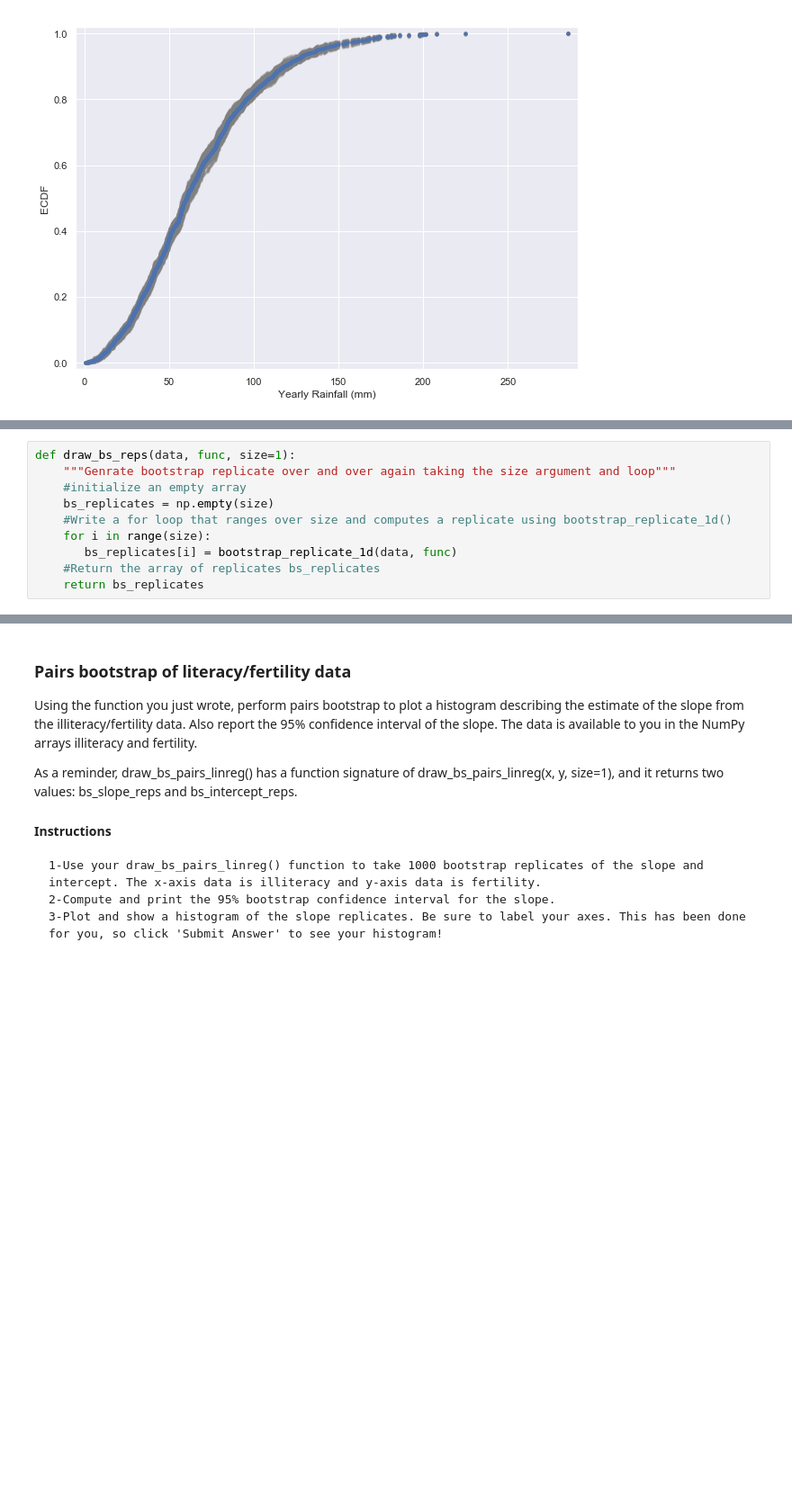
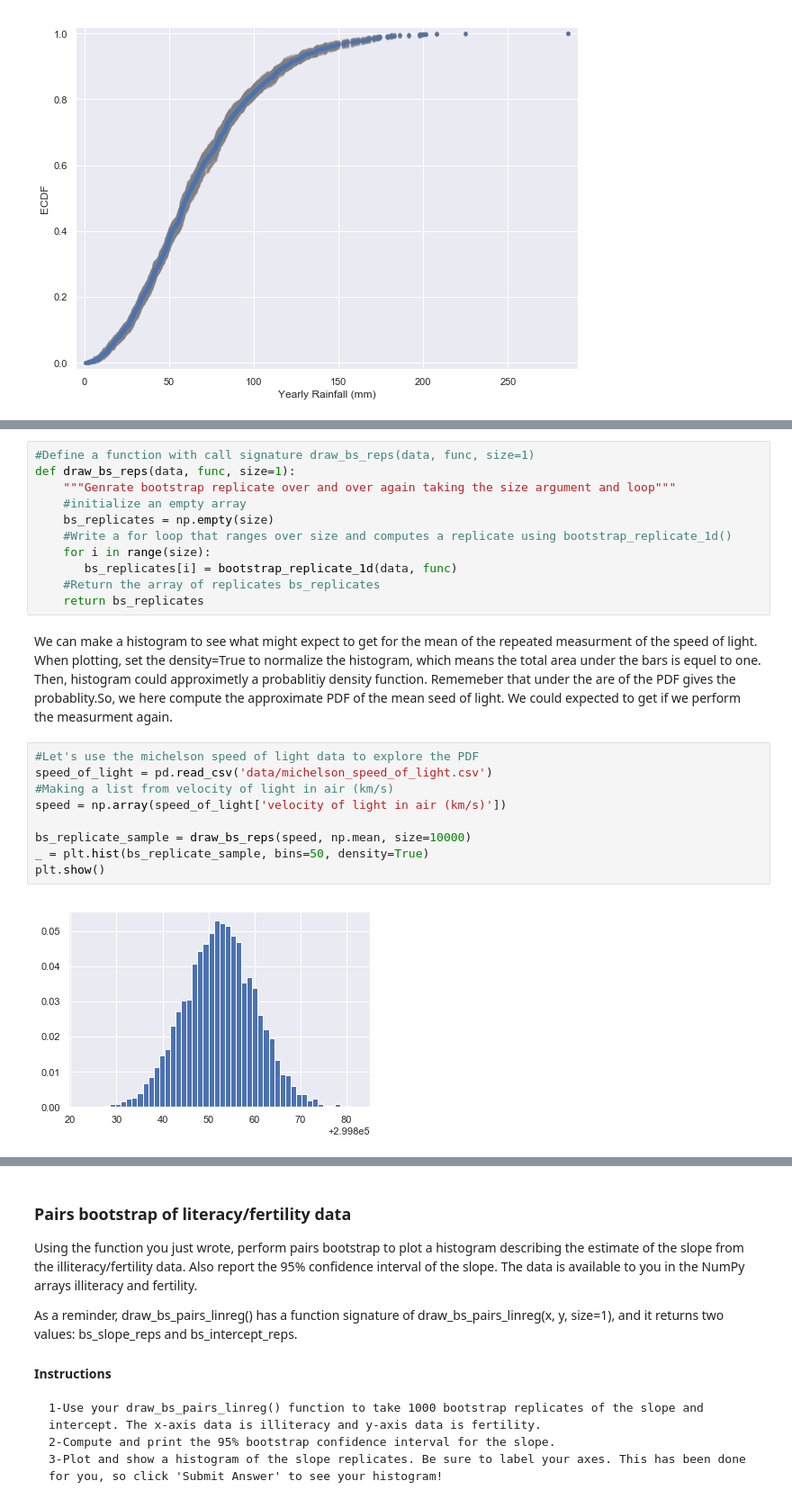
Before and after one commit to aysbt/DataCamp, a Jupyter notebook: Statistical_Thinking_in_Python_Part_2.ipynb, the cells around one changed output, grey strips where cells are left out. Shown at 90% size. Drawn from its saved outputs; the diff is of its cells as text; blank space fills up the shorter version.

```diff
--- a/Statistical_Thinking_in_Python_Part_2.ipynb
+++ b/Statistical_Thinking_in_Python_Part_2.ipynb
@@ -448,4 +431,5 @@ def bootstrap_replicate_1d(data, func):
 # %%
+#Define a function with call signature draw_bs_reps(data, func, size=1)
 def draw_bs_reps(data, func, size=1):
     """Genrate bootstrap replicate over and over again taking the size argument and loop"""
     #initialize an empty array
@@ -455,3 +439,16 @@ def draw_bs_reps(data, func, size=1):
        bs_replicates[i] = bootstrap_replicate_1d(data, func)
     #Return the array of replicates bs_replicates
     return bs_replicates
+# %% [markdown]
+We can make a histogram to see what might expect to get for the mean of the repeated measurment of the speed of light. When plotting, set the density=True to normalize the histogram, which means the total area under the bars is equel to one. Then, histogram could approximetly a probablitiy density function. Rememeber that under the are of the PDF gives the probablity.So, we here compute the approximate PDF of the mean seed of light. We could expected to get if we perform the measurment again.
+# %%
+#Let's use the michelson speed of light data to explore the PDF
+speed_of_light = pd.read_csv('data/michelson_speed_of_light.csv')
+#Making a list from velocity of light in air (km/s)
+speed = np.array(speed_of_light['velocity of light in air (km/s)'])
+
+bs_replicate_sample = draw_bs_reps(speed, np.mean, size=10000)
+_ = plt.hist(bs_replicate_sample, bins=50, density=True)
+plt.show()
+# %% [output]
+[figure, added]
```
Also changed, not shown: parts of 22 cells of this notebook.
